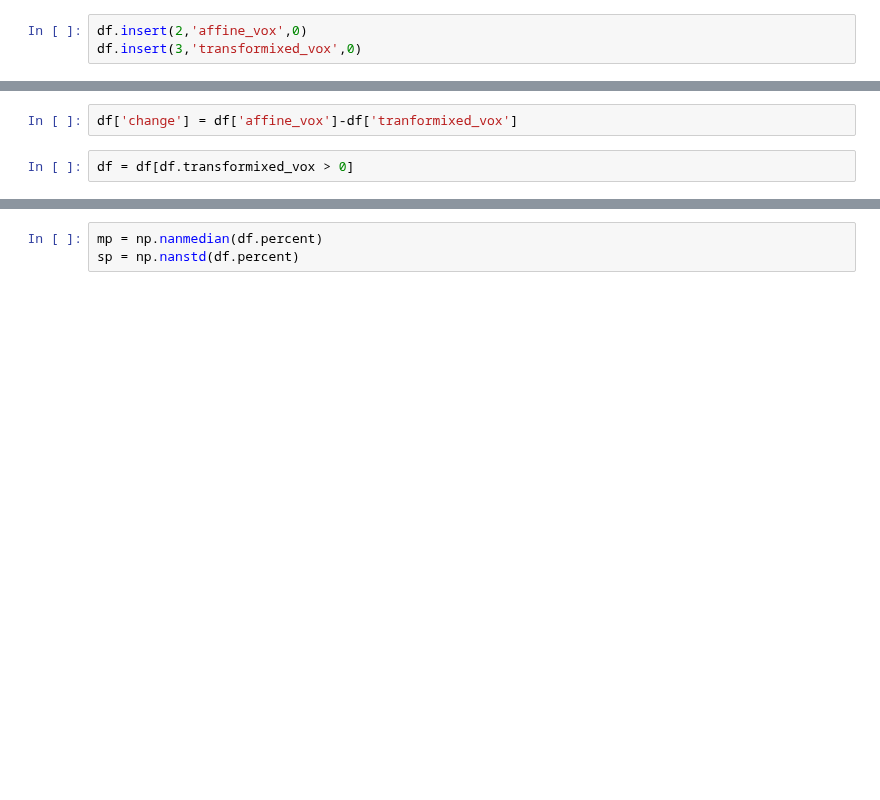
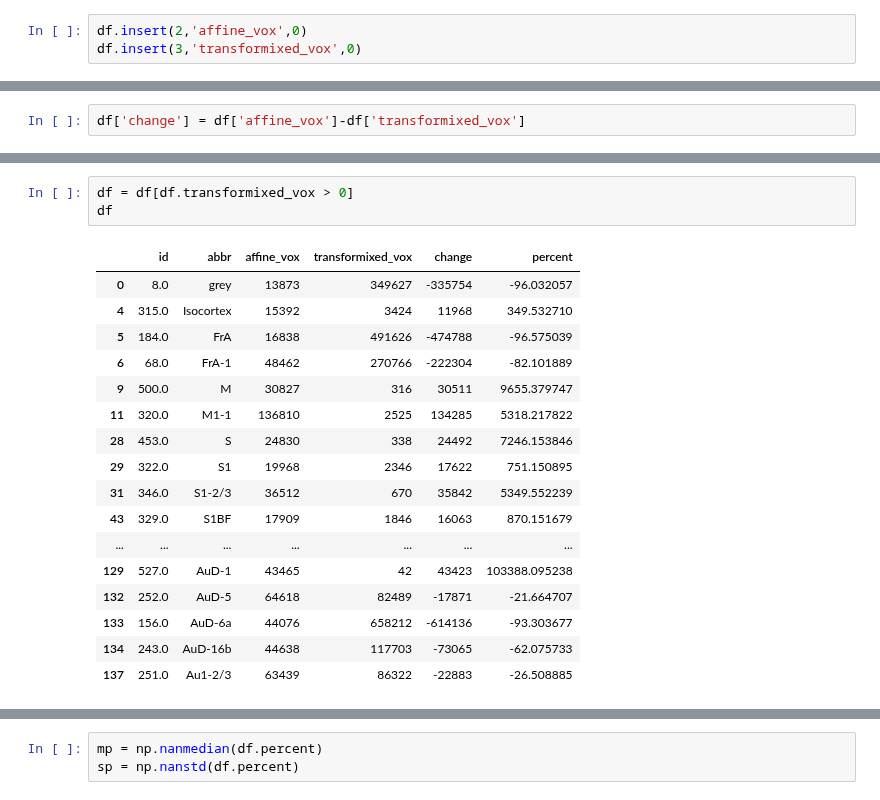
Before and after one commit to PrincetonUniversity/BrainPipe, a Jupyter notebook: tools/analysis/calculating_vox-diffs-between-tiffs.ipynb, the cells around one changed output, grey strips where cells are left out. Saved outputs shown, nothing was run; the diff lists cells and outputs as text; blank space fills up the shorter version.

```diff
--- a/tools/analysis/calculating_vox-diffs-between-tiffs.ipynb
+++ b/tools/analysis/calculating_vox-diffs-between-tiffs.ipynb
@@ -87,0 +95,2 @@ See the caveats in the documentation: https://pandas.pydata.org/pandas-docs/stab
+# %%
+df['change'] = df['affine_vox']-df['transformixed_vox']
@@ -90,5 +119,22 @@ df.to_csv(voxcsv)
 # %%
-df['change'] = df['affine_vox']-df['tranformixed_vox']
+df = df[df.transformixed_vox > 0]
+df
+# %% [output]
+|  | id | abbr | affine_vox | transformixed_vox | change | percent |
+| 0 | 8.0 | grey | 13873 | 349627 | -335754 | -96.032057 |
+| 4 | 315.0 | Isocortex | 15392 | 3424 | 11968 | 349.532710 |
+| 5 | 184.0 | FrA | 16838 | 491626 | -474788 | -96.575039 |
+| 6 | 68.0 | FrA-1 | 48462 | 270766 | -222304 | -82.101889 |
+| 9 | 500.0 | M | 30827 | 316 | 30511 | 9655.379747 |
+| 11 | 320.0 | M1-1 | 136810 | 2525 | 134285 | 5318.217822 |
+| 28 | 453.0 | S | 24830 | 338 | 24492 | 7246.153846 |
+| 29 | 322.0 | S1 | 19968 | 2346 | 17622 | 751.150895 |
+| 31 | 346.0 | S1-2/3 | 36512 | 670 | 35842 | 5349.552239 |
+| 43 | 329.0 | S1BF | 17909 | 1846 | 16063 | 870.151679 |
+| ... | ... | ... | ... | ... | ... | ... |
+| 129 | 527.0 | AuD-1 | 43465 | 42 | 43423 | 103388.095238 |
+| 132 | 252.0 | AuD-5 | 64618 | 82489 | -17871 | -21.664707 |
+| 133 | 156.0 | AuD-6a | 44076 | 658212 | -614136 | -93.303677 |
+| 134 | 243.0 | AuD-16b | 44638 | 117703 | -73065 | -62.075733 |
+| 137 | 251.0 | Au1-2/3 | 63439 | 86322 | -22883 | -26.508885 |
-# %%
-df = df[df.transformixed_vox > 0]
 # %%
```
Also changed, not shown: parts of 17 cells of this notebook.
